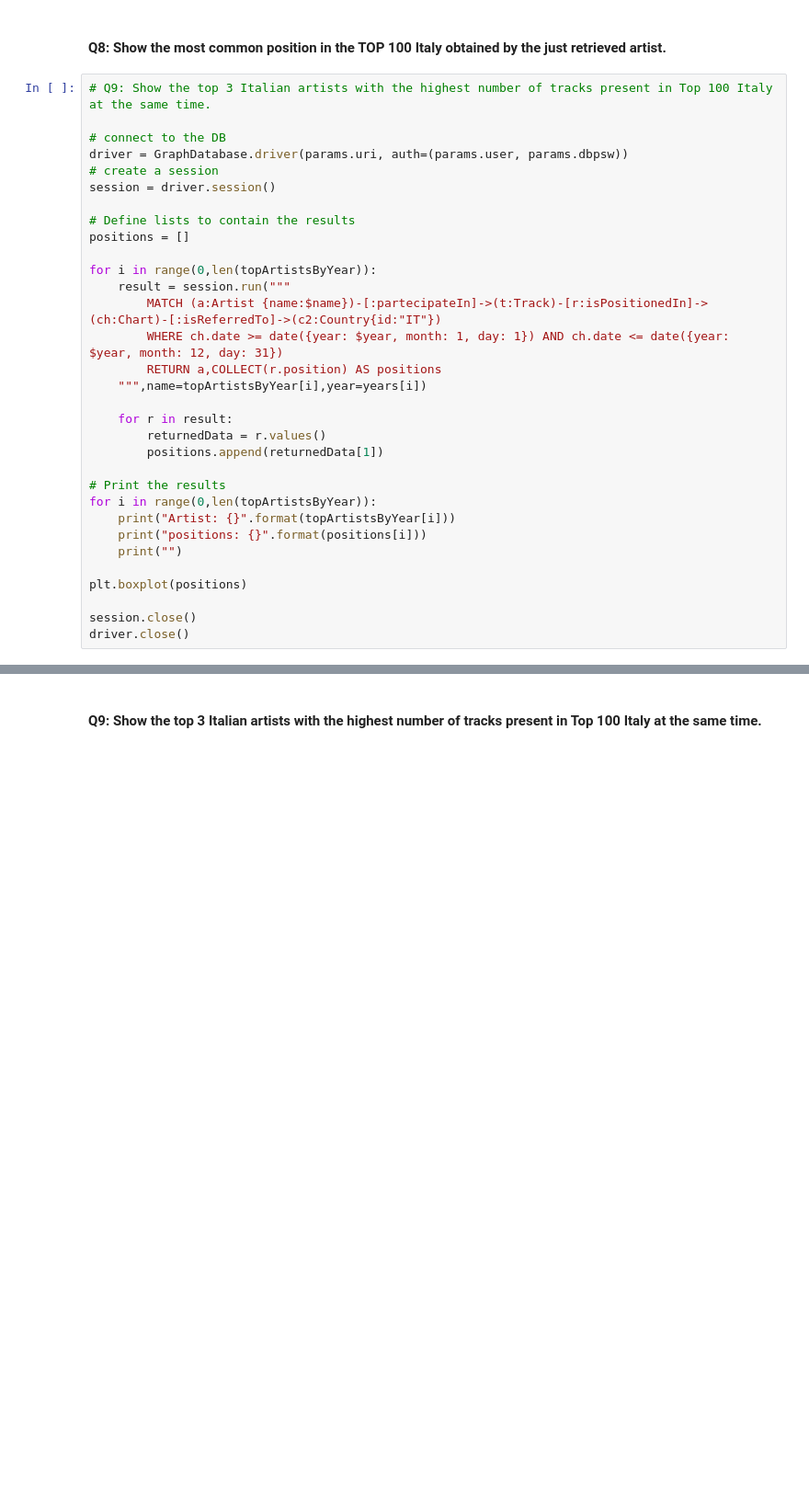
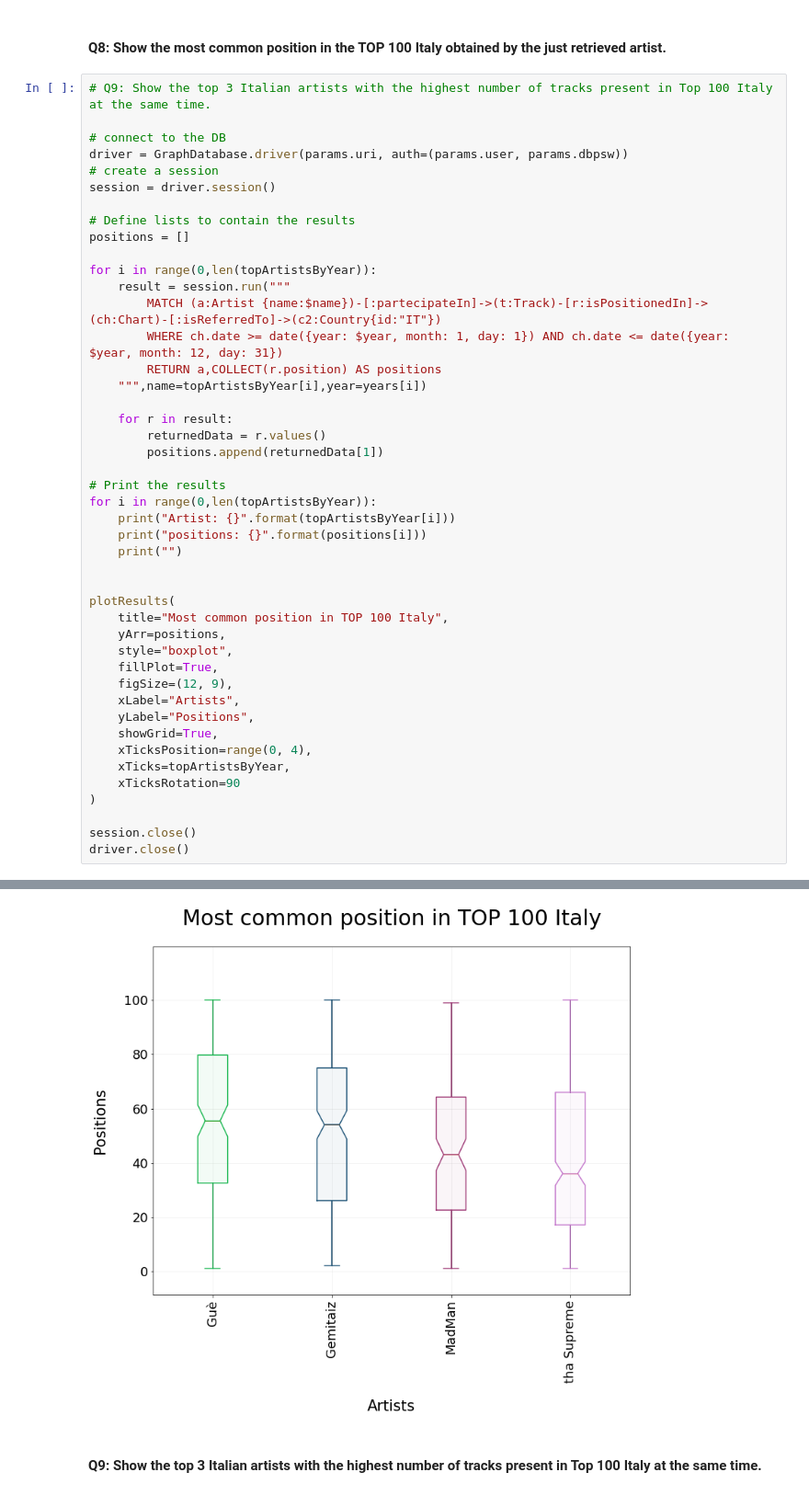
Before and after one commit to luca-martinelli-09/spotify-pg, a Jupyter notebook: spotifyQueries.ipynb, the cells around one changed output, grey strips where cells are left out. Shown at 92% size. Cells and saved outputs as stored; diff of their text form; blank space fills up the shorter version.

```diff
--- a/spotifyQueries.ipynb
+++ b/spotifyQueries.ipynb
@@ -905,7 +1023,21 @@ for i in range(0,len(topArtistsByYear)):
     print("positions: {}".format(positions[i]))
     print("")
 
-plt.boxplot(positions)
+
+plotResults(
+    title="Most common position in TOP 100 Italy",
+    yArr=positions,
+    style="boxplot",
+    fillPlot=True,
+    figSize=(12, 9),
+    xLabel="Artists",
+    yLabel="Positions",
+    showGrid=True,
+    xTicksPosition=range(0, 4),
+    xTicks=topArtistsByYear,
+    xTicksRotation=90
+)
 
 session.close()
 driver.close()
+# %% [output]
@@ -912,3 +1055,4 @@ driver.close()
+[figure, added]
 # %% [markdown]
 ####  Q9: Show the top 3 Italian artists with the highest number of tracks present in Top 100 Italy at the same time.
 # %%
```
Also changed, not shown: parts of 17 cells of this notebook, 8 other files.
